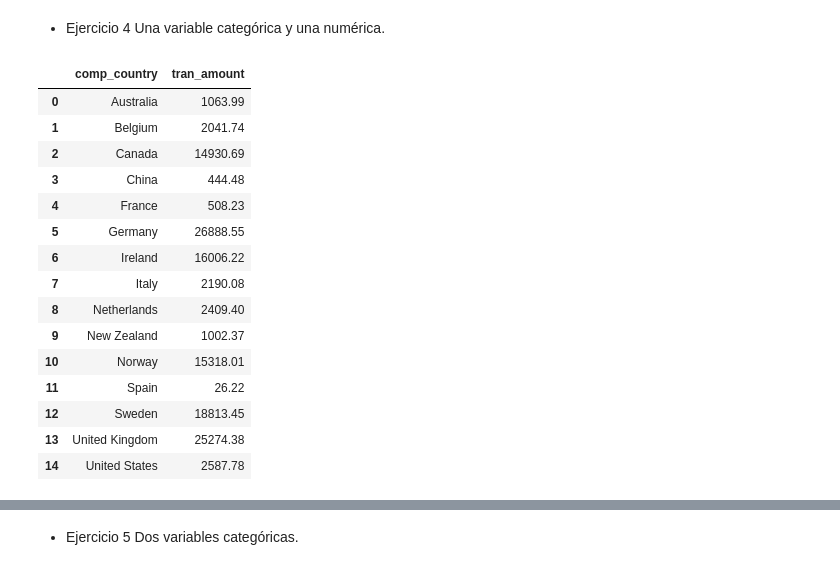
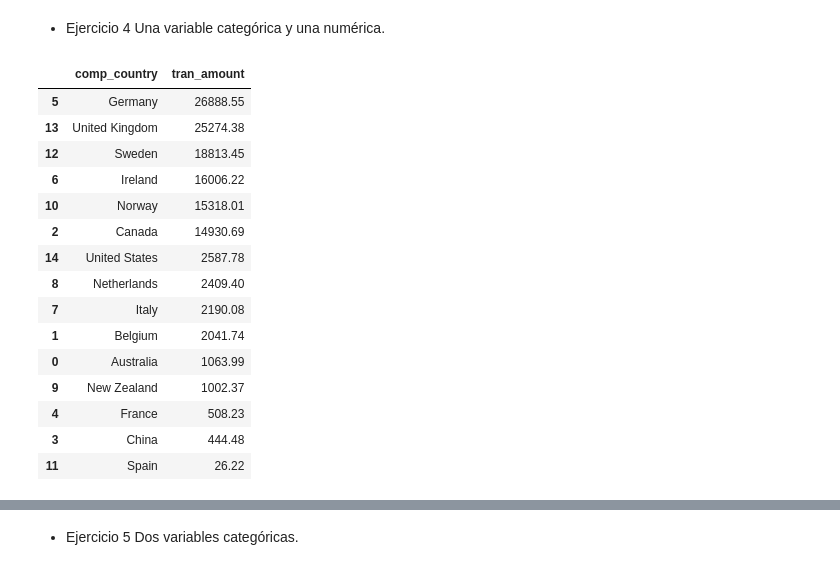
Before and after one commit to ingridtp/itacademy, a Jupyter notebook: Sprint 8/Sprint8.ipynb, the cells around one changed output, grey strips where cells are left out. Drawn from its saved outputs; the diff is of its cells as text; code cells hidden in the pictures.

```diff
--- a/Sprint 8/Sprint8.ipynb
+++ b/Sprint 8/Sprint8.ipynb
@@ -439,27 +463,28 @@ Una variable categórica y una numérica.
 # %%
 #Dataframe: Transacciones aceptadas la compañia
 df_tran_ok_pais = df_tran_ok.merge(df_company[['comp_id', 'comp_country']], on='comp_id')
 
 #Dataframe: Amount total en transacciones por pais
 df_monto_x_pais = df_tran_ok_pais.groupby('comp_country')['tran_amount'].sum().reset_index()
+df_monto_x_pais = df_monto_x_pais.sort_values("tran_amount", ascending=False)
 df_monto_x_pais
 # %% [output]
 |  | comp_country | tran_amount |
+| 5 | Germany | 26888.55 |
+| 13 | United Kingdom | 25274.38 |
+| 12 | Sweden | 18813.45 |
+| 6 | Ireland | 16006.22 |
+| 10 | Norway | 15318.01 |
+| 2 | Canada | 14930.69 |
+| 14 | United States | 2587.78 |
+| 8 | Netherlands | 2409.40 |
+| 7 | Italy | 2190.08 |
+| 1 | Belgium | 2041.74 |
 | 0 | Australia | 1063.99 |
-| 1 | Belgium | 2041.74 |
-| 2 | Canada | 14930.69 |
+| 9 | New Zealand | 1002.37 |
+| 4 | France | 508.23 |
 | 3 | China | 444.48 |
-| 4 | France | 508.23 |
-| 5 | Germany | 26888.55 |
-| 6 | Ireland | 16006.22 |
-| 7 | Italy | 2190.08 |
-| 8 | Netherlands | 2409.40 |
-| 9 | New Zealand | 1002.37 |
-| 10 | Norway | 15318.01 |
 | 11 | Spain | 26.22 |
-| 12 | Sweden | 18813.45 |
-| 13 | United Kingdom | 25274.38 |
-| 14 | United States | 2587.78 |
 # %%
 # Crear figura y ejes
 fig, ax = plt.subplots(figsize=(10, 5))
```
Also changed, not shown: parts of 13 cells of this notebook.
